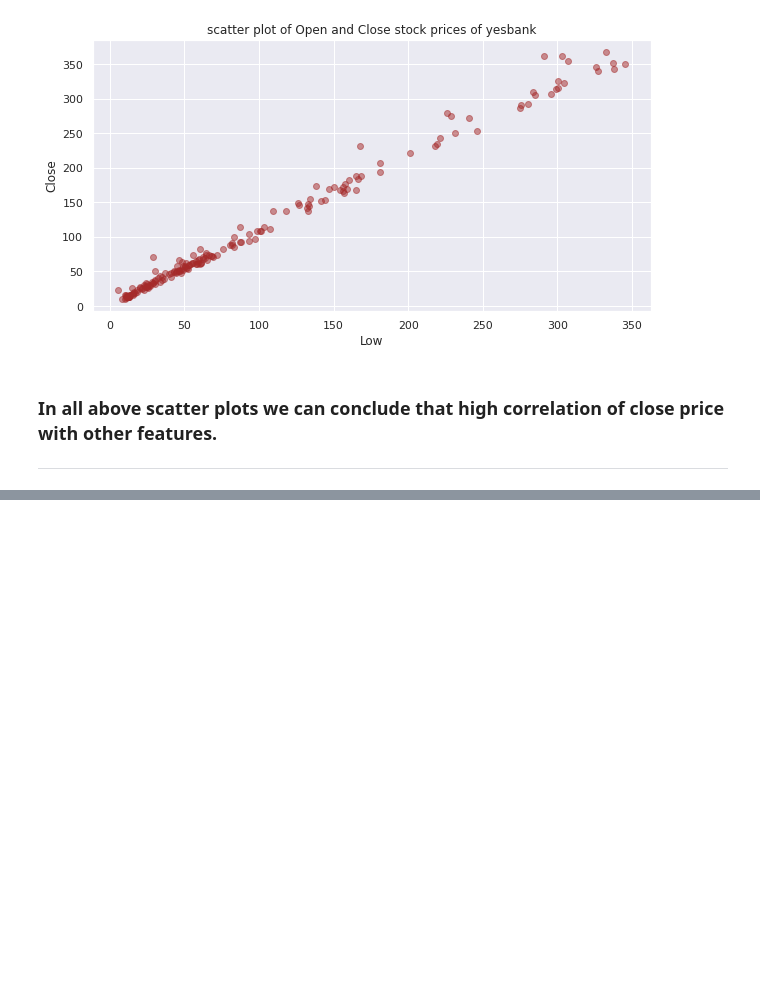
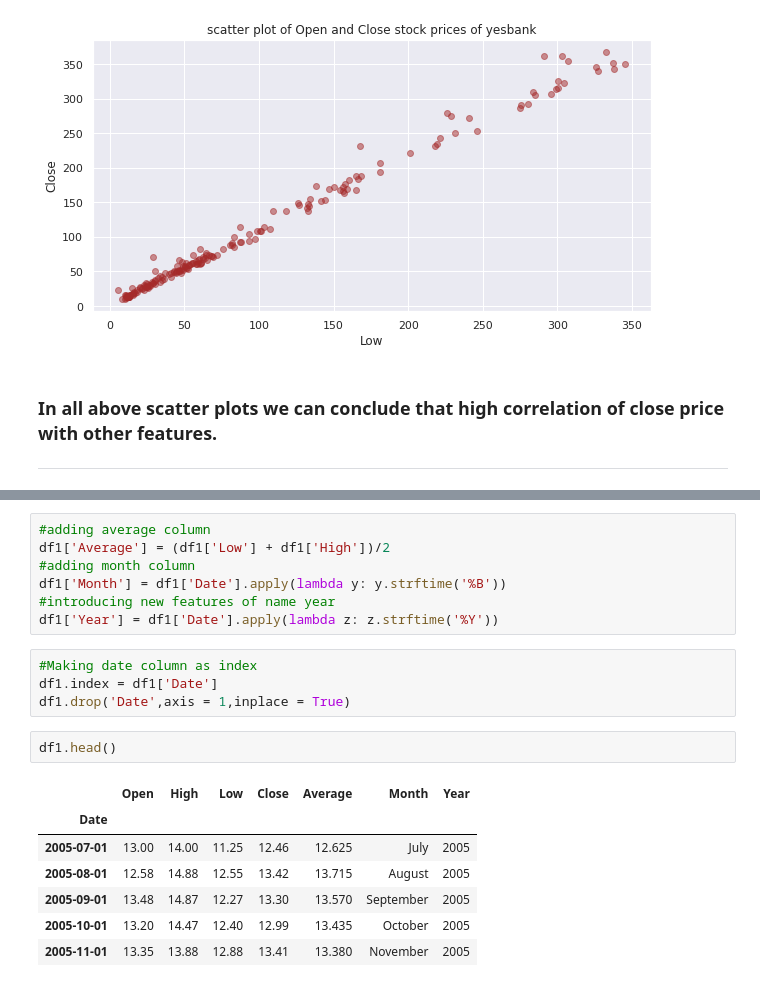
Before and after one commit to kunalNbadgujar/YES-BANK-STOCK-CLOSING-PRICE-PREDICTION, a Jupyter notebook: team_YESBANK_STOCK_CLOSING_PRICE_PREDICTION.ipynb, the cells around one changed output, grey strips where cells are left out. Drawn from its saved outputs; the diff is of its cells as text; blank space fills up the shorter version.

```diff
--- a/team_YESBANK_STOCK_CLOSING_PRICE_PREDICTION.ipynb
+++ b/team_YESBANK_STOCK_CLOSING_PRICE_PREDICTION.ipynb
@@ -330,0 +337,21 @@ plt.show()
+# %%
+#adding average column
+df1['Average'] = (df1['Low'] + df1['High'])/2
+#adding month column
+df1['Month'] = df1['Date'].apply(lambda y: y.strftime('%B'))
+#introducing new features of name year
+df1['Year'] = df1['Date'].apply(lambda z: z.strftime('%Y'))
+# %%
+#Making date column as index
+df1.index = df1['Date']
+df1.drop('Date',axis = 1,inplace = True)
+# %%
+df1.head()
+# %% [output]
+|  | Open | High | Low | Close | Average | Month | Year |
+| Date |  |  |  |  |  |  |  |
+| 2005-07-01 | 13.00 | 14.00 | 11.25 | 12.46 | 12.625 | July | 2005 |
+| 2005-08-01 | 12.58 | 14.88 | 12.55 | 13.42 | 13.715 | August | 2005 |
+| 2005-09-01 | 13.48 | 14.87 | 12.27 | 13.30 | 13.570 | September | 2005 |
+| 2005-10-01 | 13.20 | 14.47 | 12.40 | 12.99 | 13.435 | October | 2005 |
+| 2005-11-01 | 13.35 | 13.88 | 12.88 | 13.41 | 13.380 | November | 2005 |
```
Also changed, not shown: parts of 4 cells of this notebook.
